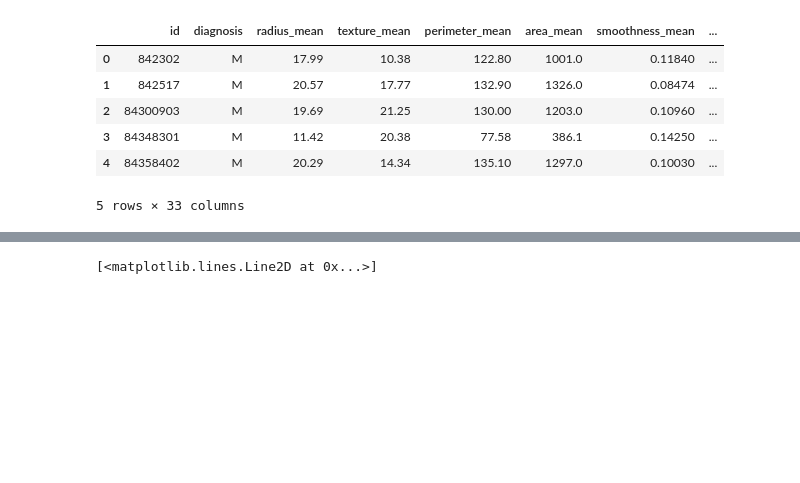
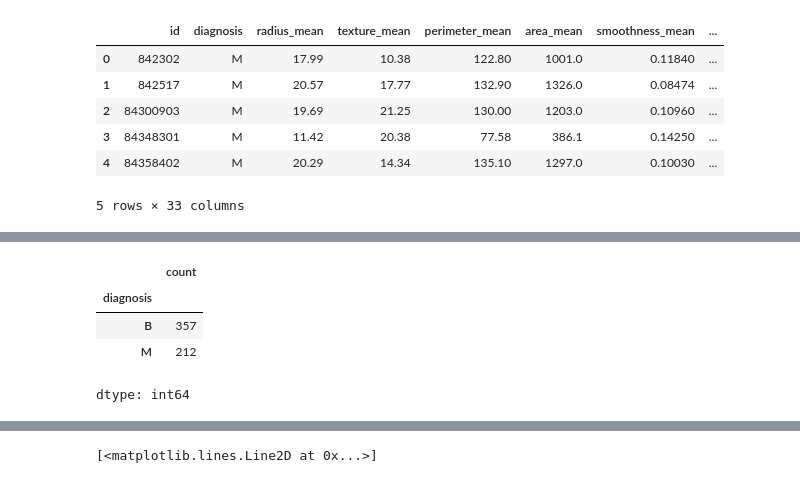
Before and after one commit to Malaika944/KNN, a Jupyter notebook: knn_on_breast_cancer_dataset.ipynb, the cells around one changed output, grey strips where cells are left out. Saved outputs shown, nothing was run; the diff lists cells and outputs as text; code cells hidden in the pictures; blank space fills up the shorter version.

```diff
--- a/knn_on_breast_cancer_dataset.ipynb
+++ b/knn_on_breast_cancer_dataset.ipynb
@@ -27,0 +45,8 @@ df.head()
+# %%
+df['diagnosis'].value_counts()
+# %% [output]
+|  | count |
+| diagnosis |  |
+| B | 357 |
+| M | 212 |
+dtype: int64
```
Also changed, not shown: parts of 18 cells of this notebook.
